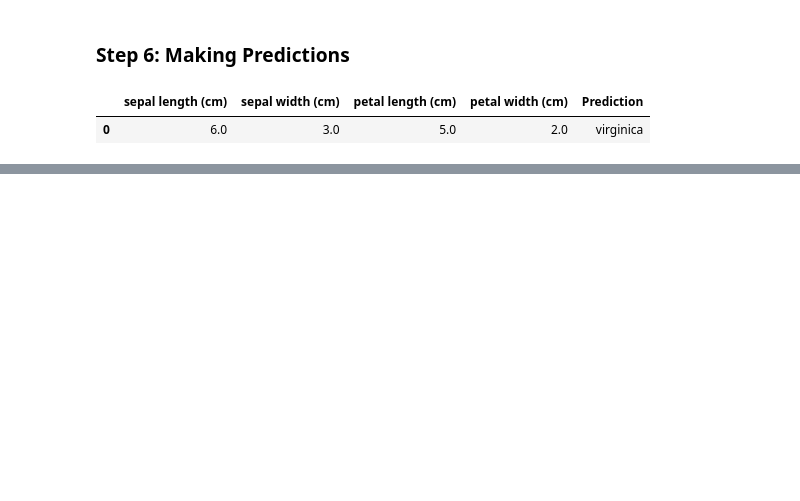
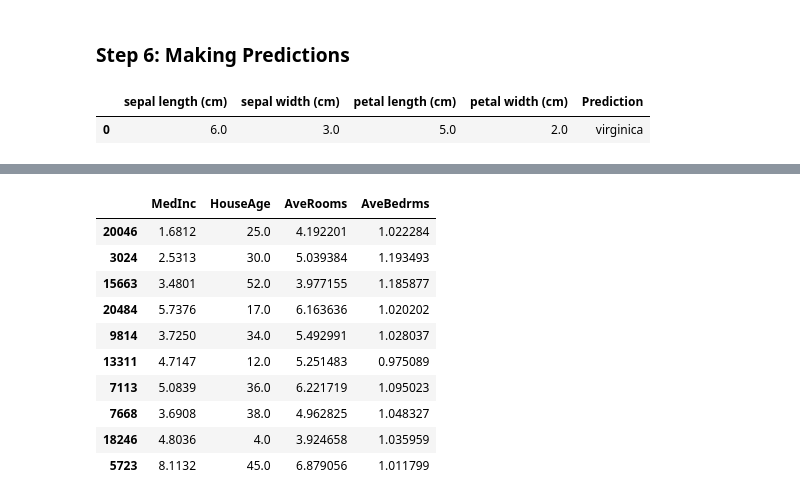
Before and after one commit to themarisolhernandez/ds-review-lessons, a Jupyter notebook: 08-random-forest.ipynb, the cells around one changed output, grey strips where cells are left out. Cells and saved outputs as stored; diff of their text form; code cells hidden in the pictures; blank space fills up the shorter version.

```diff
--- a/08-random-forest.ipynb
+++ b/08-random-forest.ipynb
@@ -330,0 +350,18 @@ new_data_df
+# %%
+# Load dataset
+data = fetch_california_housing()
+
+# Create a DataFrame from the data
+df = pd.DataFrame(data.data, columns=data.feature_names)
+
+# Subset some of the features to simplify this example
+df = df[['MedInc', 'HouseAge', 'AveRooms', 'AveBedrms']]
+
+# Add the target variable to the DataFrame
+df['MedianHouseValue'] = data.target
+
+# Sample 10 rows to simplify this example
+df = df.sample(n=10, random_state=42)
+
+# Display the first few rows of the DataFrame
+df.head()
@@ -330,0 +387,16 @@ new_data_df
+# %%
+# Separate the features and target
+X = df.drop('MedianHouseValue', axis=1)
+X
+# %% [output]
+|  | MedInc | HouseAge | AveRooms | AveBedrms |
+| 20046 | 1.6812 | 25.0 | 4.192201 | 1.022284 |
+| 3024 | 2.5313 | 30.0 | 5.039384 | 1.193493 |
+| 15663 | 3.4801 | 52.0 | 3.977155 | 1.185877 |
+| 20484 | 5.7376 | 17.0 | 6.163636 | 1.020202 |
+| 9814 | 3.7250 | 34.0 | 5.492991 | 1.028037 |
+| 13311 | 4.7147 | 12.0 | 5.251483 | 0.975089 |
+| 7113 | 5.0839 | 36.0 | 6.221719 | 1.095023 |
+| 7668 | 3.6908 | 38.0 | 4.962825 | 1.048327 |
+| 18246 | 4.8036 | 4.0 | 3.924658 | 1.035959 |
+| 5723 | 8.1132 | 45.0 | 6.879056 | 1.011799 |
```
Also changed, not shown: parts of 37 cells of this notebook, 2 other files.
